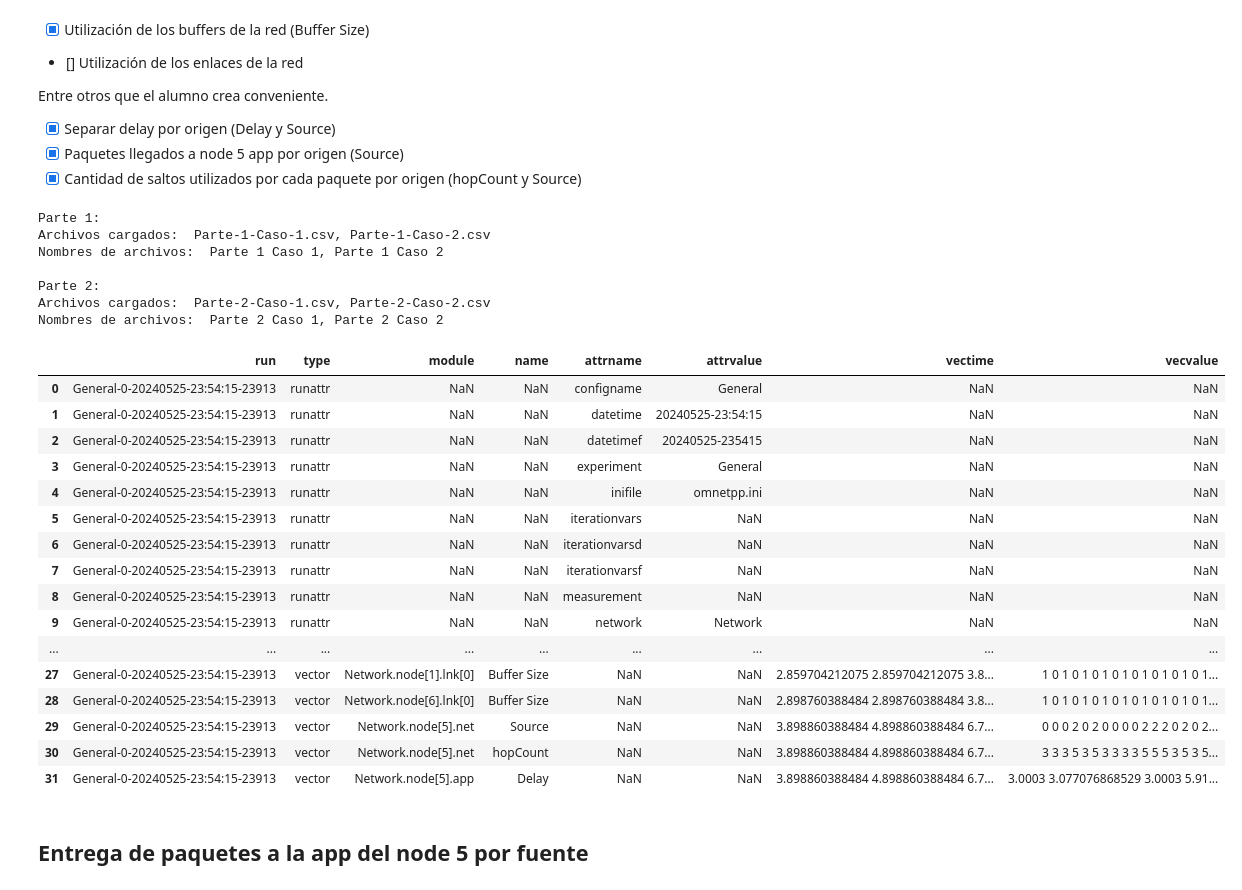
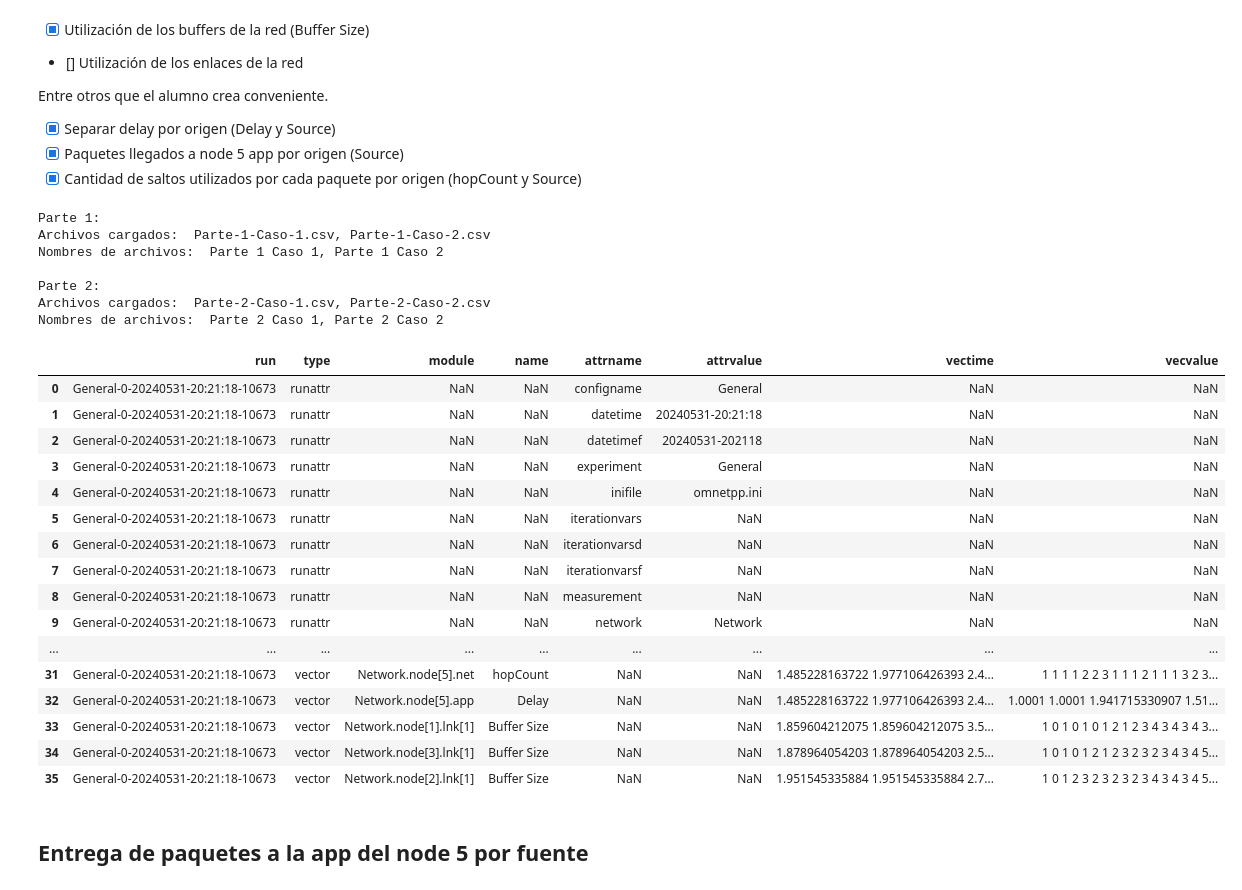
Before and after one commit to Kidmand/Redes-LAB-4, a Jupyter notebook: Graficas, consigna, informe/Notebook-results.ipynb, the cells around one changed output. Drawn from its saved outputs; the diff is of its cells as text; code cells hidden in the pictures.

```diff
--- a/Graficas, consigna, informe/Notebook-results.ipynb
+++ b/Graficas, consigna, informe/Notebook-results.ipynb
@@ -73,50 +73,50 @@ SaltosXFuente_Node5 = 'SaltosXFuente_Node5'
 
 # NOTE: Funciones auxiliares
 # def put_time_values(minTimeList, maxTimeList): anda mal xd y ni se si usarla
 #     '''
 #     timeList1 y maxTimeList son listas de tiempos.
 #     Si len(minTimeList) >= len(maxTimeList), entonces se retorna minTimeList.
 #     Si len(minTimeList) < len(maxTimeList), entonces se retorna minTimeList extendida con sus
 #     valores repetidos segun los valores de maxTimeList tal que minTimeList[i] <= maxTimeList[i].
 #     '''
 #     ret = []
 #     count = 0
 #     while count < len(minTimeList) and minTimeList[count] > maxTimeList[0]:
 #         count += 1
 #     for i in range(len(maxTimeList)):
 #         if count < len(minTimeList) and minTimeList[count] <= maxTimeList[i] :
 #             ret.append(minTimeList[count])
 #             count += 1
 #         else:
 #             ret.append(minTimeList[count-1])
 #     return ret
 
-data[0][0]
+data[1][0]
 # %% [output]
 Parte 1:
 Archivos cargados:  Parte-1-Caso-1.csv, Parte-1-Caso-2.csv
 Nombres de archivos:  Parte 1 Caso 1, Parte 1 Caso 2
 
 Parte 2:
 Archivos cargados:  Parte-2-Caso-1.csv, Parte-2-Caso-2.csv
 Nombres de archivos:  Parte 2 Caso 1, Parte 2 Caso 2
 |  | run | type | module | name | attrname | attrvalue | vectime | vecvalue |
-| 0 | General-0-20240525-23:54:15-23913 | runattr | NaN | NaN | configname | General | NaN | NaN |
-| 1 | General-0-20240525-23:54:15-23913 | runattr | NaN | NaN | datetime | 20240525-23:54:15 | NaN | NaN |
-| 2 | General-0-20240525-23:54:15-23913 | runattr | NaN | NaN | datetimef | 20240525-235415 | NaN | NaN |
-| 3 | General-0-20240525-23:54:15-23913 | runattr | NaN | NaN | experiment | General | NaN | NaN |
-| 4 | General-0-20240525-23:54:15-23913 | runattr | NaN | NaN | inifile | omnetpp.ini | NaN | NaN |
-| 5 | General-0-20240525-23:54:15-23913 | runattr | NaN | NaN | iterationvars | NaN | NaN | NaN |
-| 6 | General-0-20240525-23:54:15-23913 | runattr | NaN | NaN | iterationvarsd | NaN | NaN | NaN |
-| 7 | General-0-20240525-23:54:15-23913 | runattr | NaN | NaN | iterationvarsf | NaN | NaN | NaN |
-| 8 | General-0-20240525-23:54:15-23913 | runattr | NaN | NaN | measurement | NaN | NaN | NaN |
-| 9 | General-0-20240525-23:54:15-23913 | runattr | NaN | NaN | network | Network | NaN | NaN |
+| 0 | General-0-20240531-20:21:18-10673 | runattr | NaN | NaN | configname | General | NaN | NaN |
+| 1 | General-0-20240531-20:21:18-10673 | runattr | NaN | NaN | datetime | 20240531-20:21:18 | NaN | NaN |
+| 2 | General-0-20240531-20:21:18-10673 | runattr | NaN | NaN | datetimef | 20240531-202118 | NaN | NaN |
+| 3 | General-0-20240531-20:21:18-10673 | runattr | NaN | NaN | experiment | General | NaN | NaN |
+| 4 | General-0-20240531-20:21:18-10673 | runattr | NaN | NaN | inifile | omnetpp.ini | NaN | NaN |
+| 5 | General-0-20240531-20:21:18-10673 | runattr | NaN | NaN | iterationvars | NaN | NaN | NaN |
+| 6 | General-0-20240531-20:21:18-10673 | runattr | NaN | NaN | iterationvarsd | NaN | NaN | NaN |
+| 7 | General-0-20240531-20:21:18-10673 | runattr | NaN | NaN | iterationvarsf | NaN | NaN | NaN |
+| 8 | General-0-20240531-20:21:18-10673 | runattr | NaN | NaN | measurement | NaN | NaN | NaN |
+| 9 | General-0-20240531-20:21:18-10673 | runattr | NaN | NaN | network | Network | NaN | NaN |
 | ... | ... | ... | ... | ... | ... | ... | ... | ... |
-| 27 | General-0-20240525-23:54:15-23913 | vector | Network.node[1].lnk[0] | Buffer Size | NaN | NaN | 2.859704212075 2.859704212075 3.8... | 1 0 1 0 1 0 1 0 1 0 1 0 1 0 1 0 1... |
-| 28 | General-0-20240525-23:54:15-23913 | vector | Network.node[6].lnk[0] | Buffer Size | NaN | NaN | 2.898760388484 2.898760388484 3.8... | 1 0 1 0 1 0 1 0 1 0 1 0 1 0 1 0 1... |
-| 29 | General-0-20240525-23:54:15-23913 | vector | Network.node[5].net | Source | NaN | NaN | 3.898860388484 4.898860388484 6.7... | 0 0 0 2 0 2 0 0 0 0 2 2 2 0 2 0 2... |
-| 30 | General-0-20240525-23:54:15-23913 | vector | Network.node[5].net | hopCount | NaN | NaN | 3.898860388484 4.898860388484 6.7... | 3 3 3 5 3 5 3 3 3 3 5 5 5 3 5 3 5... |
-| 31 | General-0-20240525-23:54:15-23913 | vector | Network.node[5].app | Delay | NaN | NaN | 3.898860388484 4.898860388484 6.7... | 3.0003 3.077076868529 3.0003 5.91... |
+| 31 | General-0-20240531-20:21:18-10673 | vector | Network.node[5].net | hopCount | NaN | NaN | 1.485228163722 1.977106426393 2.4... | 1 1 1 1 2 2 3 1 1 1 2 1 1 1 3 2 3... |
+| 32 | General-0-20240531-20:21:18-10673 | vector | Network.node[5].app | Delay | NaN | NaN | 1.485228163722 1.977106426393 2.4... | 1.0001 1.0001 1.941715330907 1.51... |
+| 33 | General-0-20240531-20:21:18-10673 | vector | Network.node[1].lnk[1] | Buffer Size | NaN | NaN | 1.859604212075 1.859604212075 3.5... | 1 0 1 0 1 0 1 2 1 2 3 4 3 4 3 4 3... |
+| 34 | General-0-20240531-20:21:18-10673 | vector | Network.node[3].lnk[1] | Buffer Size | NaN | NaN | 1.878964054203 1.878964054203 2.5... | 1 0 1 0 1 2 1 2 3 2 3 2 3 4 3 4 5... |
+| 35 | General-0-20240531-20:21:18-10673 | vector | Network.node[2].lnk[1] | Buffer Size | NaN | NaN | 1.951545335884 1.951545335884 2.7... | 1 0 1 2 3 2 3 2 3 2 3 4 3 4 3 4 5... |
 # %% [markdown]
 ## Entrega de paquetes a la app del node 5 por fuente
 # %%
```
Also changed, not shown: parts of 1 cell of this notebook, 4 other files.
